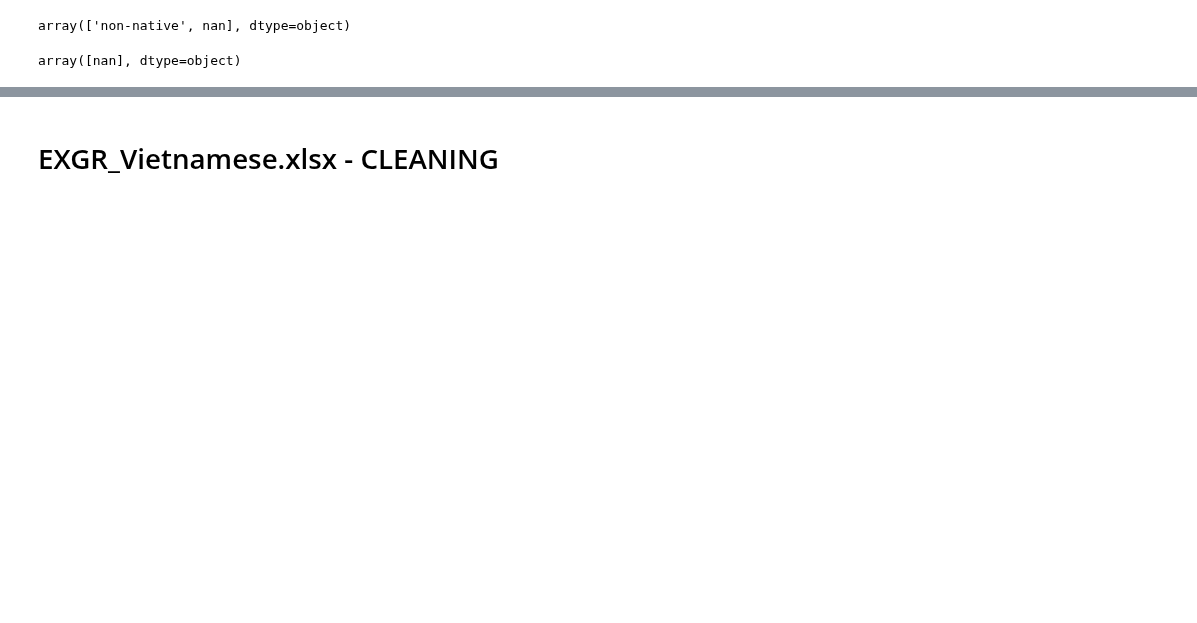
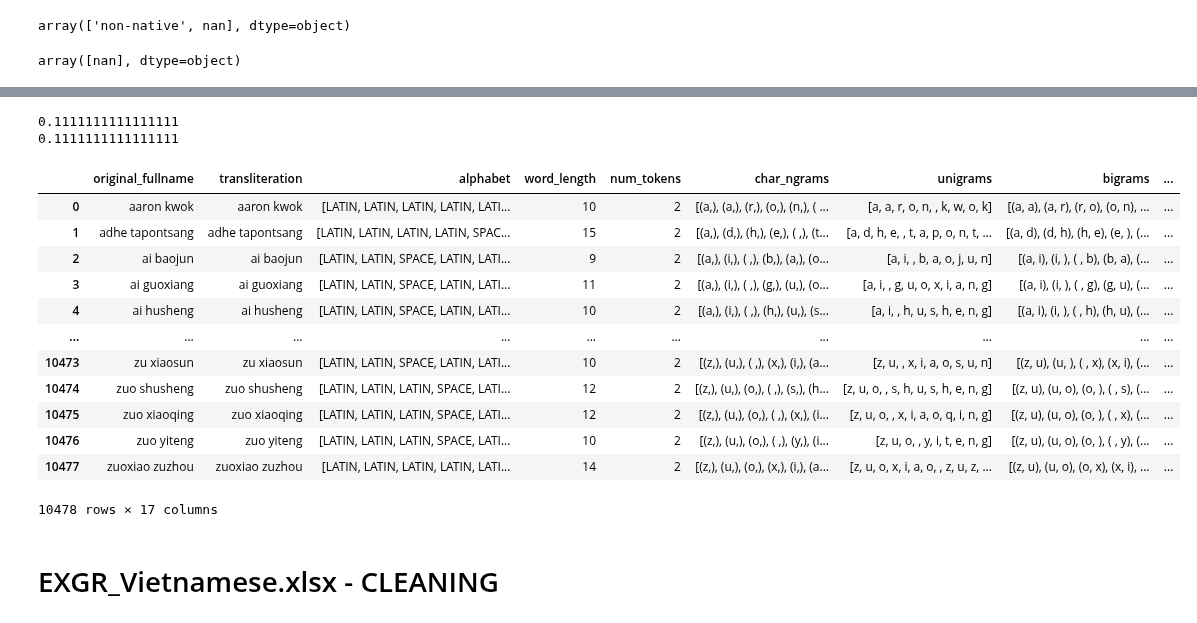
Before and after one commit to Exiger-project/Name_Of_Origin_Project-, a Jupyter notebook: ChineseVietNames.ipynb, the cells around one changed output, grey strips where cells are left out. Cells and saved outputs as stored; diff of their text form; code cells hidden in the pictures; blank space fills up the shorter version.

```diff
--- a/ChineseVietNames.ipynb
+++ b/ChineseVietNames.ipynb
@@ -319,0 +583,6 @@ cnrom_df
+# %%
+# UNIGRAMS individual frequency distributions
+cnrom_df['indiv_unigrams_fdist'] = cnrom_df['unigrams'].apply(lambda grams_list: create_indiv_gram_distribution(grams_list, initialized_unigrams))
+
+print(cnrom_df.iloc[0]['indiv_unigrams_fdist'])
+cnrom_df.head()
@@ -320,3 +597,43 @@ cnrom_df
+# %%
+# BIGRAMS individual frequency distributions
+cnrom_df['indiv_bigrams_fdist'] = cnrom_df['bigrams'].apply(lambda grams_list: create_indiv_gram_distribution(grams_list, initialized_bigrams))
+print(cnrom_df.iloc[0]['indiv_bigrams_fdist'][('a', 'a')])
+print(1 / len(cnrom_df.iloc[0]['bigrams']))
+# %% [output]
+0.1111111111111111
+0.1111111111111111
+# %%
+# Converting fdists to numpy arrays first so we can pass them into cosine_similarity
+cnrom_df['indiv_unigrams_fdist'] = cnrom_df['indiv_unigrams_fdist'].apply(lambda fdist: np.fromiter(fdist.values(), dtype = float).reshape(1, -1))
+unigram_fdist = np.fromiter(unigram_fdist.values(), dtype = float).reshape(1, -1)
+# Calculating cosine similarity (UNIGRAMS)
+cnrom_df['unigrams_cosine_sim'] = cnrom_df['indiv_unigrams_fdist'].apply(lambda fdist: cosine_similarity(fdist, unigram_fdist)[0][0])
+# viet_df
+# %%
+# Converting fdists to numpy arrays first so we can pass them into cosine_similarity
+cnrom_df['indiv_bigrams_fdist'] = cnrom_df['indiv_bigrams_fdist'].apply(lambda fdist: np.fromiter(fdist.values(), dtype = float).reshape(1, -1))
+bigram_fdist = np.fromiter(bigram_fdist.values(), dtype = float).reshape(1, -1)
+
+# Calculating cosine similarity (BIGRAMS)
+cnrom_df['bigrams_cosine_sim'] = cnrom_df['indiv_bigrams_fdist'].apply(lambda fdist: cosine_similarity(fdist, bigram_fdist)[0][0])
+# cnrom_df
+# %%
+cnrom_df.drop(columns=["Family name", "Given Name", "Notes"], inplace=True)
+cnrom_df
+# %% [output]
+|  | original_fullname | transliteration | alphabet | word_length | num_tokens | char_ngrams | unigrams | bigrams | ... |
+| 0 | aaron kwok | aaron kwok | [LATIN, LATIN, LATIN, LATIN, LATI... | 10 | 2 | [(a,), (a,), (r,), (o,), (n,), ( ... | [a, a, r, o, n, , k, w, o, k] | [(a, a), (a, r), (r, o), (o, n), ... | ... |
+| 1 | adhe tapontsang | adhe tapontsang | [LATIN, LATIN, LATIN, LATIN, SPAC... | 15 | 2 | [(a,), (d,), (h,), (e,), ( ,), (t... | [a, d, h, e, , t, a, p, o, n, t, ... | [(a, d), (d, h), (h, e), (e, ), (... | ... |
+| 2 | ai baojun | ai baojun | [LATIN, LATIN, SPACE, LATIN, LATI... | 9 | 2 | [(a,), (i,), ( ,), (b,), (a,), (o... | [a, i, , b, a, o, j, u, n] | [(a, i), (i, ), ( , b), (b, a), (... | ... |
+| 3 | ai guoxiang | ai guoxiang | [LATIN, LATIN, SPACE, LATIN, LATI... | 11 | 2 | [(a,), (i,), ( ,), (g,), (u,), (o... | [a, i, , g, u, o, x, i, a, n, g] | [(a, i), (i, ), ( , g), (g, u), (... | ... |
+| 4 | ai husheng | ai husheng | [LATIN, LATIN, SPACE, LATIN, LATI... | 10 | 2 | [(a,), (i,), ( ,), (h,), (u,), (s... | [a, i, , h, u, s, h, e, n, g] | [(a, i), (i, ), ( , h), (h, u), (... | ... |
+| ... | ... | ... | ... | ... | ... | ... | ... | ... | ... |
+| 10473 | zu xiaosun | zu xiaosun | [LATIN, LATIN, SPACE, LATIN, LATI... | 10 | 2 | [(z,), (u,), ( ,), (x,), (i,), (a... | [z, u, , x, i, a, o, s, u, n] | [(z, u), (u, ), ( , x), (x, i), (... | ... |
+| 10474 | zuo shusheng | zuo shusheng | [LATIN, LATIN, LATIN, SPACE, LATI... | 12 | 2 | [(z,), (u,), (o,), ( ,), (s,), (h... | [z, u, o, , s, h, u, s, h, e, n, g] | [(z, u), (u, o), (o, ), ( , s), (... | ... |
+| 10475 | zuo xiaoqing | zuo xiaoqing | [LATIN, LATIN, LATIN, SPACE, LATI... | 12 | 2 | [(z,), (u,), (o,), ( ,), (x,), (i... | [z, u, o, , x, i, a, o, q, i, n, g] | [(z, u), (u, o), (o, ), ( , x), (... | ... |
+| 10476 | zuo yiteng | zuo yiteng | [LATIN, LATIN, LATIN, SPACE, LATI... | 10 | 2 | [(z,), (u,), (o,), ( ,), (y,), (i... | [z, u, o, , y, i, t, e, n, g] | [(z, u), (u, o), (o, ), ( , y), (... | ... |
+| 10477 | zuoxiao zuzhou | zuoxiao zuzhou | [LATIN, LATIN, LATIN, LATIN, LATI... | 14 | 2 | [(z,), (u,), (o,), (x,), (i,), (a... | [z, u, o, x, i, a, o, , z, u, z, ... | [(z, u), (u, o), (o, x), (x, i), ... | ... |
+10478 rows × 17 columns
 # %% [markdown]
 EXGR_Vietnamese.xlsx - CLEANING
 ===
```
Also changed, not shown: parts of 90 cells of this notebook, 4 other files.
